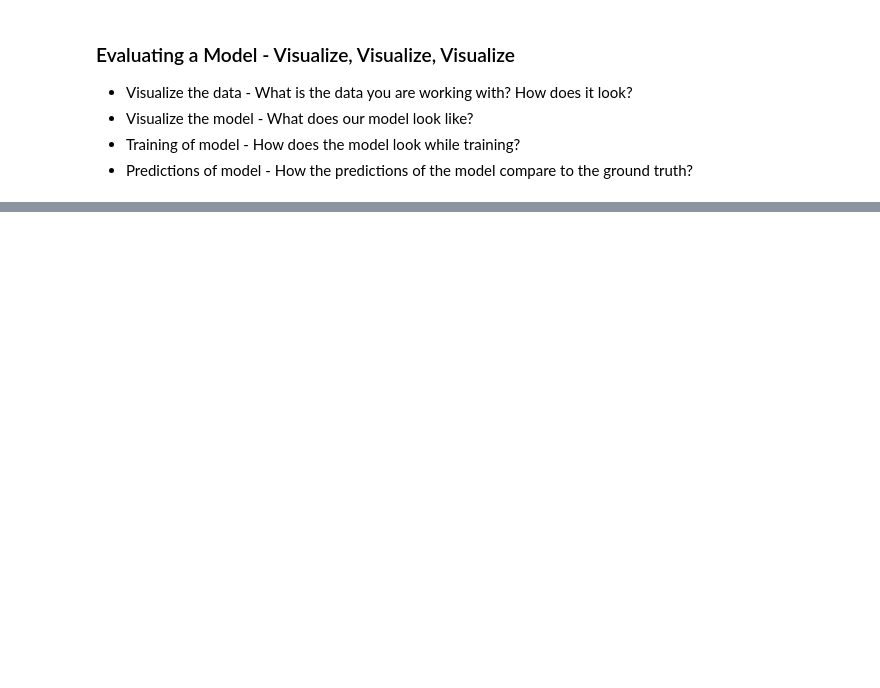
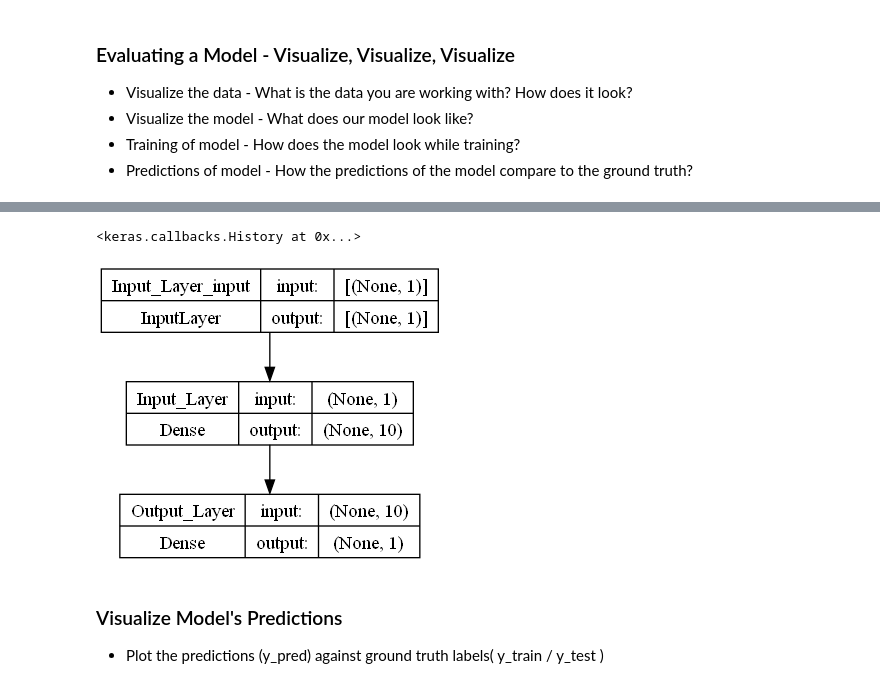
Before and after one commit to Alpha-github/tensorflow_ZTM, a Jupyter notebook: regression.ipynb, the cells around one changed output, grey strips where cells are left out. Cells and saved outputs as stored; diff of their text form; code cells hidden in the pictures; blank space fills up the shorter version.

```diff
--- a/regression.ipynb
+++ b/regression.ipynb
@@ -294,0 +365,20 @@ plt.scatter(X,y,color='r')
+# %%
+# Let's create a model which builds automatically by defining the input_shape argument in first layer
+
+tf.random.set_seed(42)
+# 1. Create a model
+model = tf.keras.Sequential([
+    tf.keras.layers.Dense(10, input_shape=[1], name="Input_Layer"),
+    tf.keras.layers.Dense(1, name="Output_Layer")
+], name="model_3")
+
+# 2. compile the model
+model.compile(
+    loss = tf.keras.losses.mae,
+    optimizer = tf.keras.optimizers.SGD(),
+    metrics=["mae"])
+
+# 3. fit the model
+# model.fit(X_train,y_train, epochs=100)
+
+# NOTE: To get model summary without fitting, we need to 'build' the model or provide the input shape so it builds automatically
@@ -294,0 +407,13 @@ plt.scatter(X,y,color='r')
+# %%
+model.fit(X_train,y_train,epochs=100,verbose=0)
+# %% [output]
+<keras.callbacks.History at 0x...>
+# %%
+from tensorflow.keras.utils import plot_model
+
+plot_model(model, show_shapes=True)
+# %% [output]
+[figure, added]
+# %% [markdown]
+### Visualize Model's Predictions
+- Plot the predictions (y_pred) against ground truth labels( y_train / y_test )
```
Also changed, not shown: parts of 48 cells of this notebook, 1 other file.
